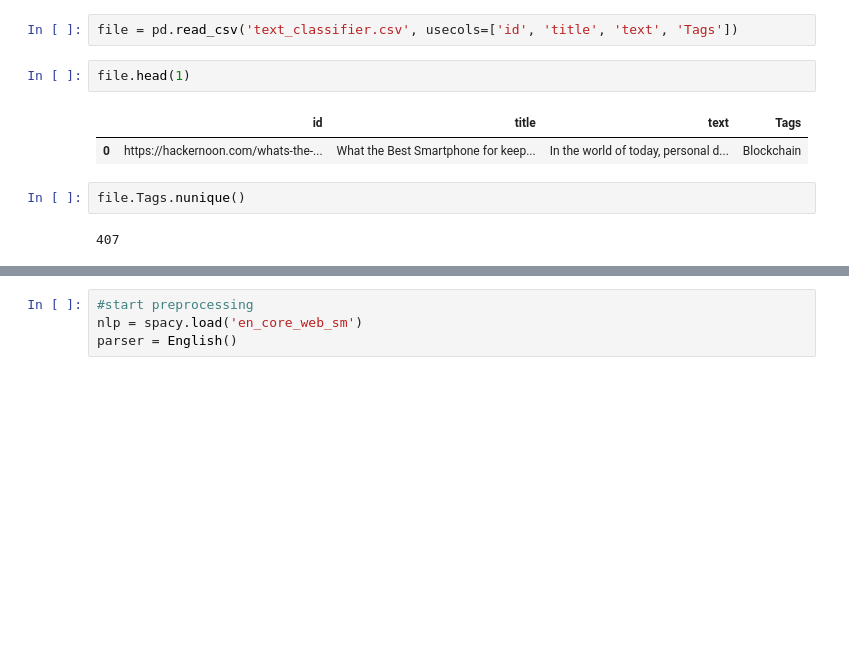
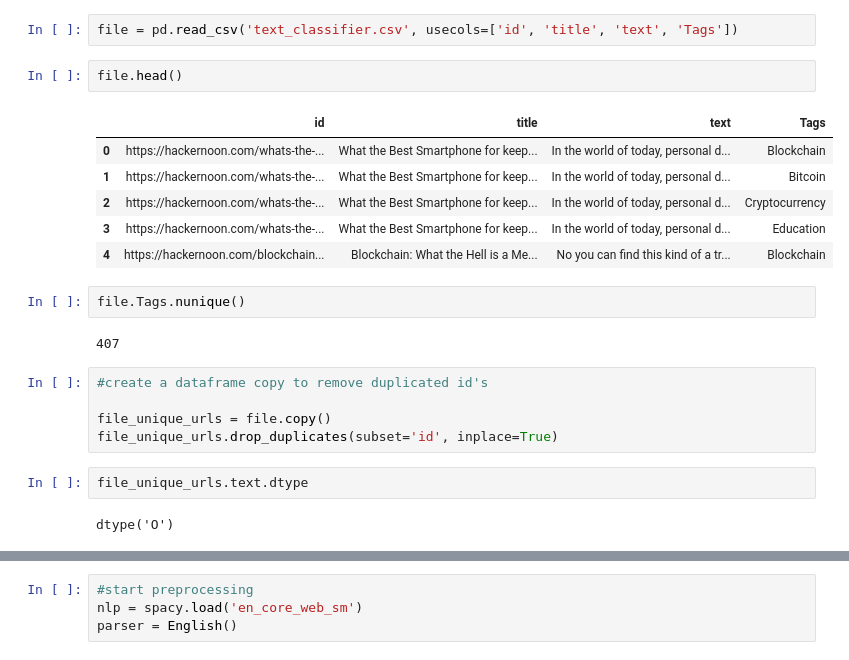
Before and after one commit to Mrueda1992/ironhack_finalproject, a Jupyter notebook: nlp_preprocessing.ipynb, the cells around one changed output, grey strips where cells are left out. Cells and saved outputs as stored; diff of their text form; blank space fills up the shorter version.

```diff
--- a/nlp_preprocessing.ipynb
+++ b/nlp_preprocessing.ipynb
@@ -11,12 +11,25 @@ from sklearn.feature_extraction.text import CountVectorizer
 # %%
 file = pd.read_csv('text_classifier.csv', usecols=['id', 'title', 'text', 'Tags'])
 # %%
-file.head(1)
+file.head()
 # %% [output]
 |  | id | title | text | Tags |
 | 0 | https://hackernoon.com/whats-the-... | What the Best Smartphone for keep... | In the world of today, personal d... | Blockchain |
+| 1 | https://hackernoon.com/whats-the-... | What the Best Smartphone for keep... | In the world of today, personal d... | Bitcoin |
+| 2 | https://hackernoon.com/whats-the-... | What the Best Smartphone for keep... | In the world of today, personal d... | Cryptocurrency |
+| 3 | https://hackernoon.com/whats-the-... | What the Best Smartphone for keep... | In the world of today, personal d... | Education |
+| 4 | https://hackernoon.com/blockchain... | Blockchain: What the Hell is a Me... | No you can find this kind of a tr... | Blockchain |
 # %%
 file.Tags.nunique()
 # %% [output]
 407
+# %%
+#create a dataframe copy to remove duplicated id's
+
+file_unique_urls = file.copy()
+file_unique_urls.drop_duplicates(subset='id', inplace=True)
+# %%
+file_unique_urls.text.dtype
+# %% [output]
+dtype('O')
 # %%
```
Also changed, not shown: parts of 16 cells of this notebook, 1 other file.
